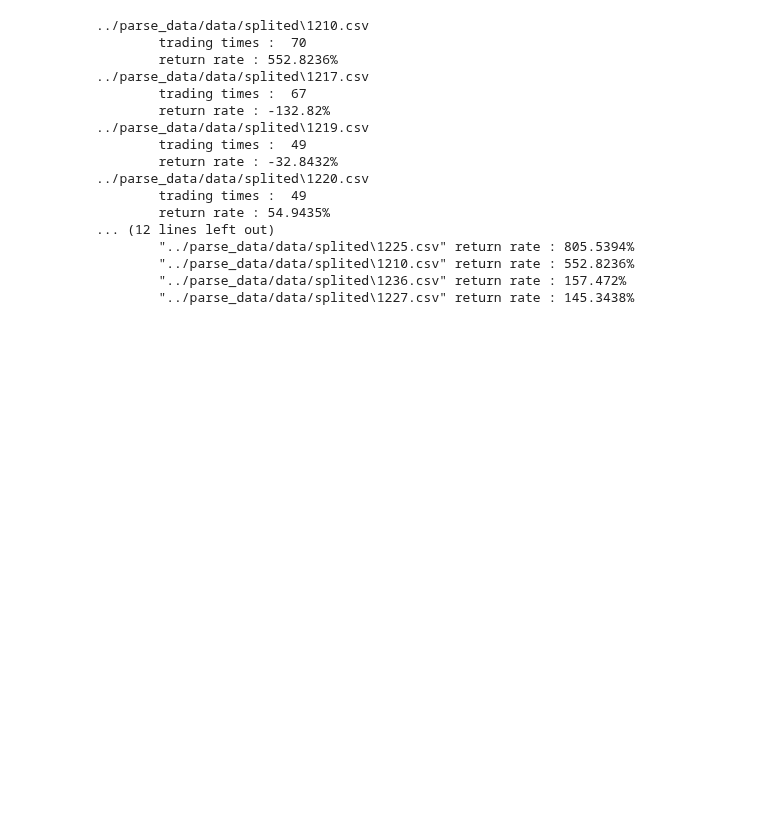
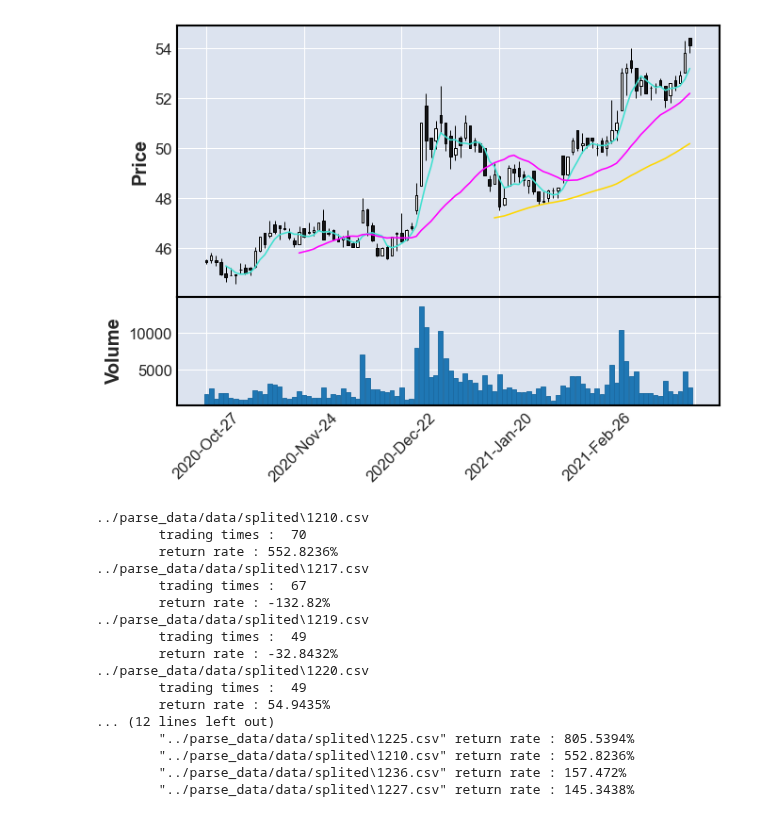
Before and after one commit to a23956491z/backtesting-project, a Jupyter notebook: scratch/main.ipynb, the cells around one changed output. Saved outputs shown, nothing was run; the diff lists cells and outputs as text; code cells hidden in the pictures; blank space fills up the shorter version.

```diff
--- a/scratch/main.ipynb
+++ b/scratch/main.ipynb
@@ -253,6 +257,7 @@ def KD(ticker,RSVn = 9,RSVt = 3,Kt = 3,):
 import pandas as pd
 import talib
 import numpy as np
+import mplfinance as mpf
 
 stop_loss = 0.2
 """
@@ -273,23 +278,10 @@ def pure_KD(ticker, RSVn = 9,
                         Kt = 3,
                         upperBound = 70,
                         lowerBound = 30,
-                        short_stop_loss=True,
-                        internal_indicator = True):
+                        short_stop_loss=True,):
 
     dw = ticker
-
-    if internal_indicator:
-        dw['slowk'], dw['slowd'] = indicator.KD(ticker, RSVn, RSVt, Kt)
-    else:
-        dw['slowk'], dw['slowd'] = talib.STOCH(
-        			ticker['High'].values,
-        			ticker['Low'].values,
-        			ticker['Close'].values,
-                                fastk_period=RSVn, #RSV day
-                                slowk_period=RSVt,
-                                slowk_matype=0.0,
-                                slowd_period=Kt,
-                                slowd_matype=0.0)
+    dw['slowk'], dw['slowd'] = indicator.KD(ticker, RSVn, RSVt, Kt)
 
     dw['signal'] = 0.0
     dw['signal'][RSVn:]  = np.where((dw['slowk'][RSVn:]
@@ -312,6 +304,13 @@ def pure_KD(ticker, RSVn = 9,
         # k 向下穿出並小於低點線就賣出
         dw['sell'] = np.where((dw['slowk'] < lowerBound) & (dw['positon'] == -1 ), 1.0, 0.0)
 
+    dw.iloc[:, 0] = pd.to_datetime(stocks.iloc[:, 0], format = "%d/%m/%Y")
+
+    #取最新100筆資料
+    dw = stocks.tail(100)
+
+    #繪圖 (股票資料、印出成交量、設定風格(蠟燭圖)、移動平均線(5, 20, 60))
+    mpf.plot(dw, volume = True, type = 'candle', mav = (5, 20, 60))
     return dw
 
 """
@@ -387,33 +386,43 @@ def tripleMA_stopLoss(  ticker,
     upperBound 高點線
     short_stop_loss 移動停損率
 """
 def WMR(ticker, n = 14, tolerence_interval = 4, upperBound = 80, lowerBound = 20, short_stop_loss = True):
     dw = ticker
 
     # n 天內最高收盤價
     dw['current_high'] = dw['Close'].rolling(n).max()
     # n 天內最低收盤價
     dw['current_low'] = dw['Close'].rolling(n).min()
 
     # 威廉指標
     dw['W%R'] = (dw['current_high'] - dw['Close'])/(dw['current_high']-dw['current_low'])*100
 
     # tolerence_interval 期間內最高收盤價
     dw['HIGH_current_high'] =  dw['High'].rolling(tolerence_interval).max()
 
     # 是近期最高，且低於地點線，買入
     dw['buy'] = np.where((dw['W%R'] < lowerBound) & (dw['High'] == dw['HIGH_current_high'] ), 1.0, 0.0)
 
     # 是否進行移動停損
     if short_stop_loss:
         dw = moving_stop_loss(dw, 0.2)
     else :
 
         # 不是近期最高，且高於高點線，賣出
         dw['sell'] = np.where((dw['W%R'] > upperBound) & (dw['High'] != dw['HIGH_current_high']  ), 1.0, 0.0)
 
 
     return dw
+
+
+########  TESTING BLOCK  ########
+data_file = "../parse_data/data/splited/1210.csv"
+ticker = readStock_file(data_file)
+ticker = ticker.tail(100)
+mpf.plot(ticker, volume = True, type = 'candle', mav = (5, 20, 60))
+########  TESTING BLOCK  ########
+# %% [output]
+[figure, added]
 # %%
 """
 main()的部分
```
Also changed, not shown: parts of 2 cells of this notebook.
